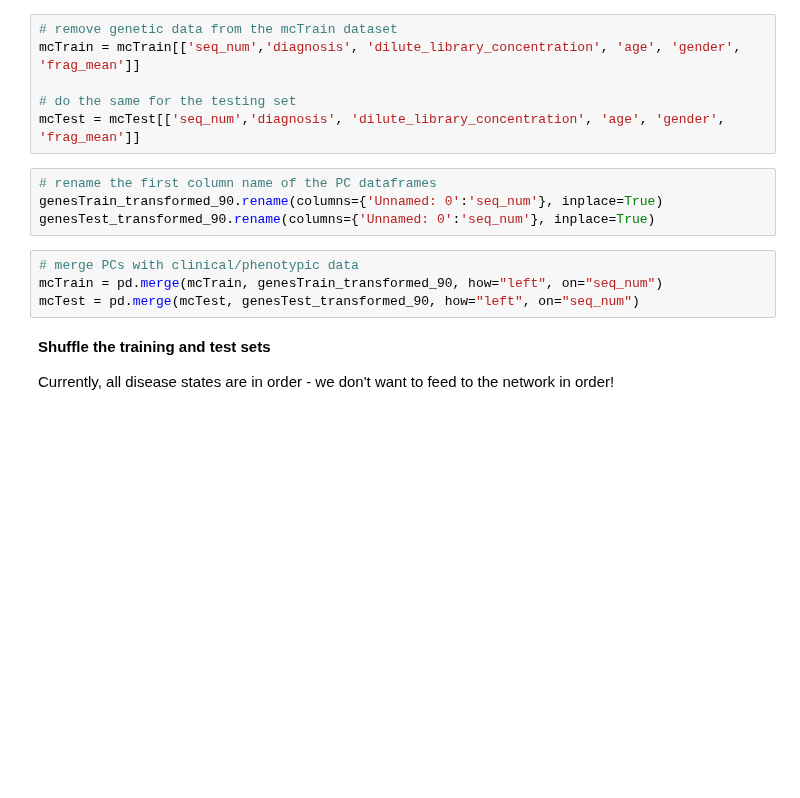
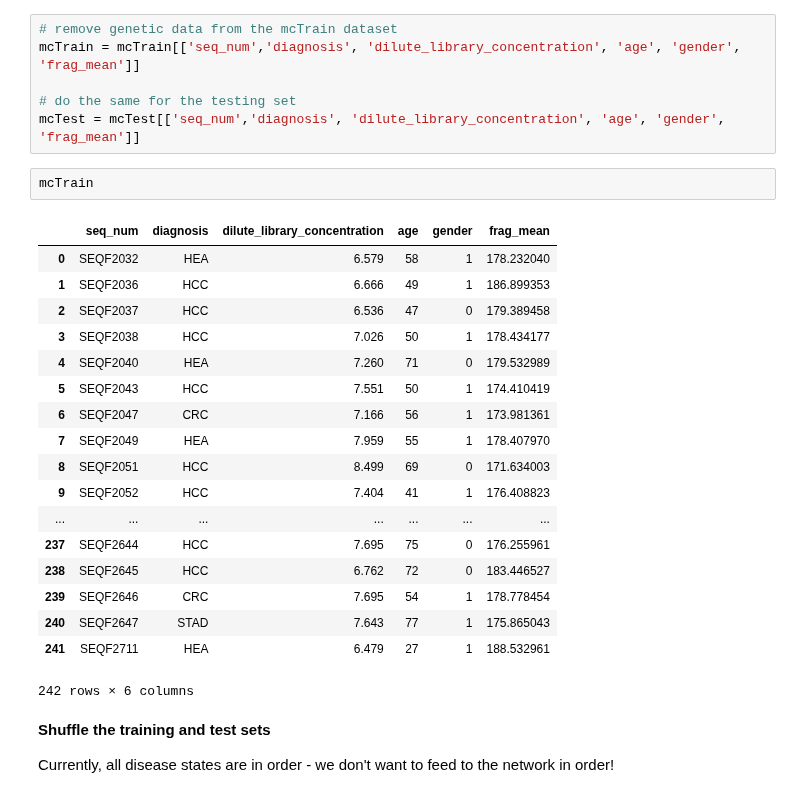
Before and after one commit to meghutch/Multi_Cancer_DL, a Jupyter notebook: 03_Analysis/Pre-processing.ipynb, the cells around one changed output. Drawn from its saved outputs; the diff is of its cells as text; blank space fills up the shorter version.

```diff
--- a/03_Analysis/Pre-processing.ipynb
+++ b/03_Analysis/Pre-processing.ipynb
@@ -62,14 +57,27 @@ mcTrain = mcTrain[['seq_num','diagnosis', 'dilute_library_concentration', 'age',
 
 # do the same for the testing set
 mcTest = mcTest[['seq_num','diagnosis', 'dilute_library_concentration', 'age', 'gender', 'frag_mean']]
-# %%
-# rename the first column name of the PC dataframes
-genesTrain_transformed_90.rename(columns={'Unnamed: 0':'seq_num'}, inplace=True)
-genesTest_transformed_90.rename(columns={'Unnamed: 0':'seq_num'}, inplace=True)
-# %%
-# merge PCs with clinical/phenotypic data
-mcTrain = pd.merge(mcTrain, genesTrain_transformed_90, how="left", on="seq_num")
-mcTest = pd.merge(mcTest, genesTest_transformed_90, how="left", on="seq_num")
+# %%
+mcTrain
+# %% [output]
+|  | seq_num | diagnosis | dilute_library_concentration | age | gender | frag_mean |
+| 0 | SEQF2032 | HEA | 6.579 | 58 | 1 | 178.232040 |
+| 1 | SEQF2036 | HCC | 6.666 | 49 | 1 | 186.899353 |
+| 2 | SEQF2037 | HCC | 6.536 | 47 | 0 | 179.389458 |
+| 3 | SEQF2038 | HCC | 7.026 | 50 | 1 | 178.434177 |
+| 4 | SEQF2040 | HEA | 7.260 | 71 | 0 | 179.532989 |
+| 5 | SEQF2043 | HCC | 7.551 | 50 | 1 | 174.410419 |
+| 6 | SEQF2047 | CRC | 7.166 | 56 | 1 | 173.981361 |
+| 7 | SEQF2049 | HEA | 7.959 | 55 | 1 | 178.407970 |
+| 8 | SEQF2051 | HCC | 8.499 | 69 | 0 | 171.634003 |
+| 9 | SEQF2052 | HCC | 7.404 | 41 | 1 | 176.408823 |
+| ... | ... | ... | ... | ... | ... | ... |
+| 237 | SEQF2644 | HCC | 7.695 | 75 | 0 | 176.255961 |
+| 238 | SEQF2645 | HCC | 6.762 | 72 | 0 | 183.446527 |
+| 239 | SEQF2646 | CRC | 7.695 | 54 | 1 | 178.778454 |
+| 240 | SEQF2647 | STAD | 7.643 | 77 | 1 | 175.865043 |
+| 241 | SEQF2711 | HEA | 6.479 | 27 | 1 | 188.532961 |
+242 rows × 6 columns
 # %% [markdown]
 **Shuffle the training and test sets**
 
```
Also changed, not shown: parts of 7 cells of this notebook.
